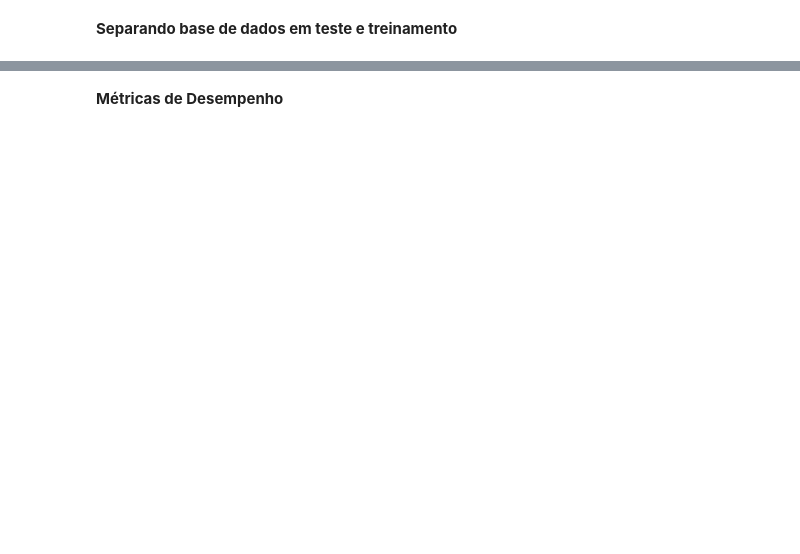
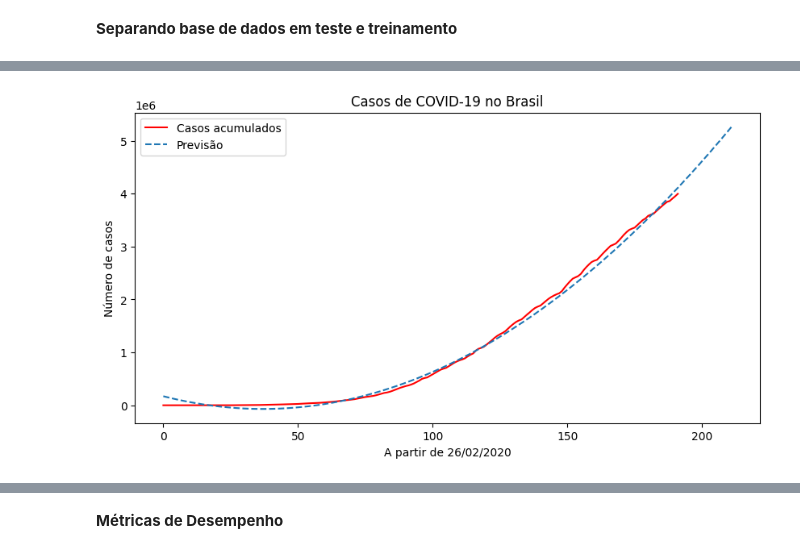
Before and after one commit to GuilhermeFogolin/Python-Dados-Machine-Learning, a Jupyter notebook: Tratamento_Projeto03.ipynb, the cells around one changed output, grey strips where cells are left out. Saved outputs shown, nothing was run; the diff lists cells and outputs as text; code cells hidden in the pictures; blank space fills up the shorter version.

```diff
--- a/Tratamento_Projeto03.ipynb
+++ b/Tratamento_Projeto03.ipynb
@@ -623,10 +637,12 @@ previsao_total
 # %%
 plt.subplots(figsize=(10,5))
 plt.plot(forecast[:-20], y, color='red')
 plt.plot(forecast, previsao_total, linestyle='dashed')
 plt.title('Casos de COVID-19 no Brasil')
 plt.xlabel('A partir de 26/02/2020')
-plt.ylabel('Número de Casos')
-plt.legend(['Casos Acumulados', 'Previsão']);
+plt.ylabel('Número de casos')
+plt.legend(['Casos acumulados', 'Previsão']);
+# %% [output]
+[figure, added]
 # %%
 previsao_total[100]
```
Also changed, not shown: parts of 11 cells of this notebook.
